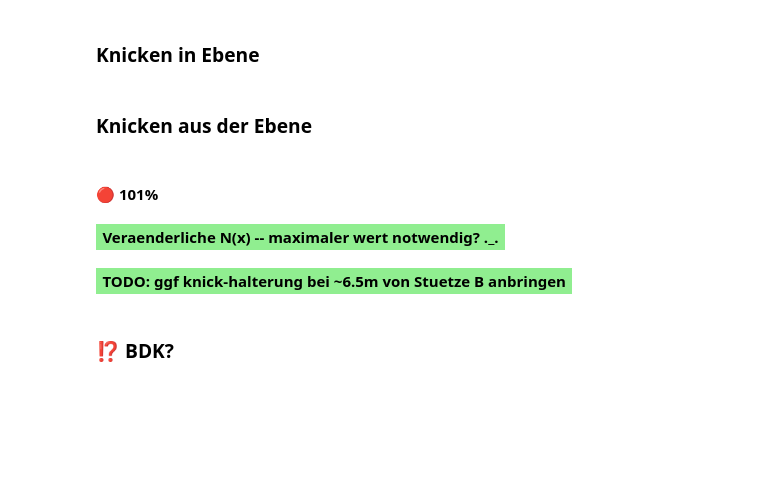
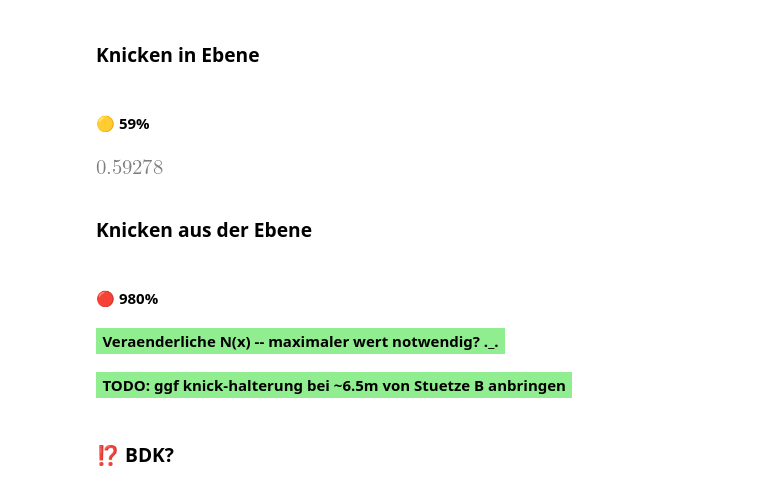
Before and after one commit to sushimako/uni-stahlbau-ue, a Jupyter notebook: Berechnungen/nachweise.ipynb, the cells around one changed output. Drawn from its saved outputs; the diff is of its cells as text; code cells hidden in the pictures; blank space fills up the shorter version.

```diff
--- a/Berechnungen/nachweise.ipynb
+++ b/Berechnungen/nachweise.ipynb
@@ -262,0 +306,31 @@ biege_knicken_z = partial(biege_knicken, 'z')
+# %%
+def BDK(um_achse, stab, last: Einwirkungen):
+    assert(stab.Lcr(um_achse))
+    χ = χyz(um_achse, stab)
+    N_Rd = stab.A * (stab.fy/γ_M1)
+    W_y = stab.Iy/(stab.h * 0.5) ## CHECK past?
+    My_Rd =  W_y * (stab.fy / γ_M1) # W_y passt?
+
+    n_y = last.N / (χ * N_Rd)
+    k_y = min((1 + (λyz(um_achse, stab) - 0.2) * n_y),
+              (1 + 0.8 * n_y),
+             )
+
+    #C_my = max(0.6 + 0.4 * ψ,
+    #           0,4)
+    C_my = 0.9 # XXX auf sicheren seite(?)
+    C_MLT = 0.9 # XXX auf sicheren seite?
+
+    n_z = last.N / (χyz('z', stab) * N_Rd)
+    k_LT = 1 - (0.1 * n_z)/(C_MLT - 0.25) ## ??? seite
+
+    interaktionsbeiwert = {'y': k_y * C_my,
+                           'z': k_LT,
+                          }.get(um_achse)
+
+    res = (last.N/(χ * N_Rd)) + (interaktionsbeiwert * last.My/(χLT(stab) * My_Rd))
+    return ausnutzung(N(res, 5))
+
+BDK_y = partial(BDK, 'y')
+BDK_z = partial(BDK, 'z')
+note('C_MLT und C_my: sichere werte so ok?')
@@ -321,12 +399,9 @@ biegung_y(obergurt, M_Ed=OG_My_min)
 # %% [markdown]
 ## 3 Binder Untergurt
 # %%
-## Knickhalterung durch Fuellstaebe in Ebene
 #NB.: Laengsten stab mit hoechster N(x) kombiniert (sichere seite)
-untergurt_krag_y = Stab(S235, HEB240, l=256)
-
-## Aus Ebene gibts keine Knicksicherung, gestamter stab wirkt
-untergurt_krag_z = Stab(S235, HEB240, l=1134.5, Lcrz=2*1134.5)
+# Aus Ebene gibts keine Knicksicherung, gestamter stab wirkt
+untergurt_krag = Stab(S235, HEB240, l=1134.5, Lcry=256, Lcrz=2*1134.5)
 # %% [markdown]
 ### Querschnitt (Zug)
 # %%
@@ -338,17 +413,19 @@ untergurt_krag_z = Stab(S235, HEB240, l=1134.5, Lcrz=2*1134.5)
 # %% [markdown]
 ### Knicken in Ebene
 # %%
-# TODO
+BDK_y(untergurt_krag, Einwirkungen(N=1377, My=50))
+# %% [output]
+#### 🟡 59%
+[figure, added]
 # %% [markdown]
 ### Knicken aus der Ebene
 # %%
-l_cr = untergurt_krag_z.l * 2
 #l_cr = 660
-biege_knicken_z(untergurt_krag_z, Einwirkungen(N=1377, My=0))
+BDK_z(untergurt_krag, Einwirkungen(N=1377, My=50))
 note('Veraenderliche N(x) -- maximaler wert notwendig? ._.')
 note('TODO: ggf knick-halterung bei ~6.5m von Stuetze B anbringen')
 # %% [output]
-#### 🔴 101%
+#### 🔴 980%
 <div style="width=100%; display: flex; justify-content: end"><span style="background-color:lightgreen; padding: 0.2rem 0.4rem; margin-right: 3rem; text-align: right; font-weight: bold;">Veraenderliche N(x) -- maximaler wert notwendig? ._.</span></div>
 <div style="width=100%; display: flex; justify-content: end"><span style="background-color:lightgreen; padding: 0.2rem 0.4rem; margin-right: 3rem; text-align: right; font-weight: bold;">TODO: ggf knick-halterung bei ~6.5m von Stuetze B anbringen</span></div>
 # %% [markdown]
```
Also changed, not shown: parts of 7 cells of this notebook, 1 other file.
